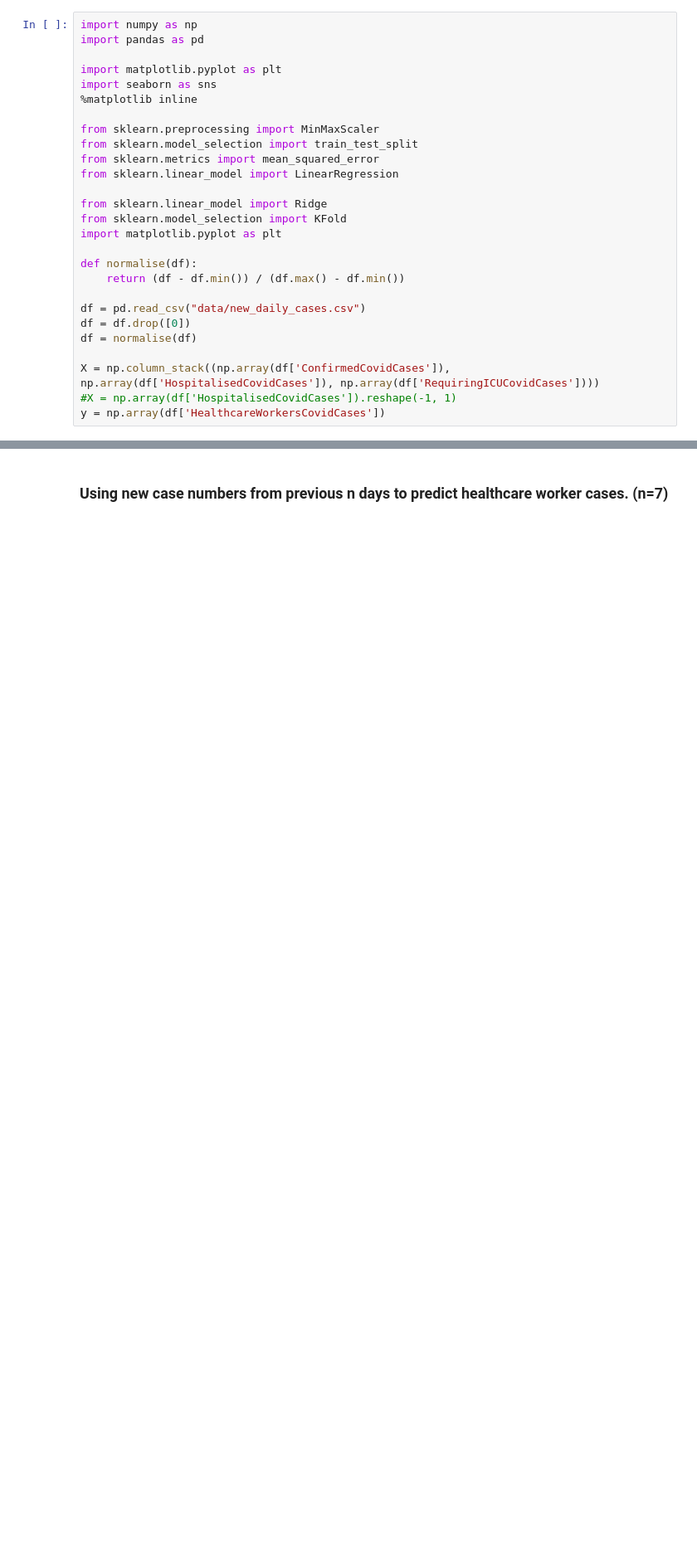
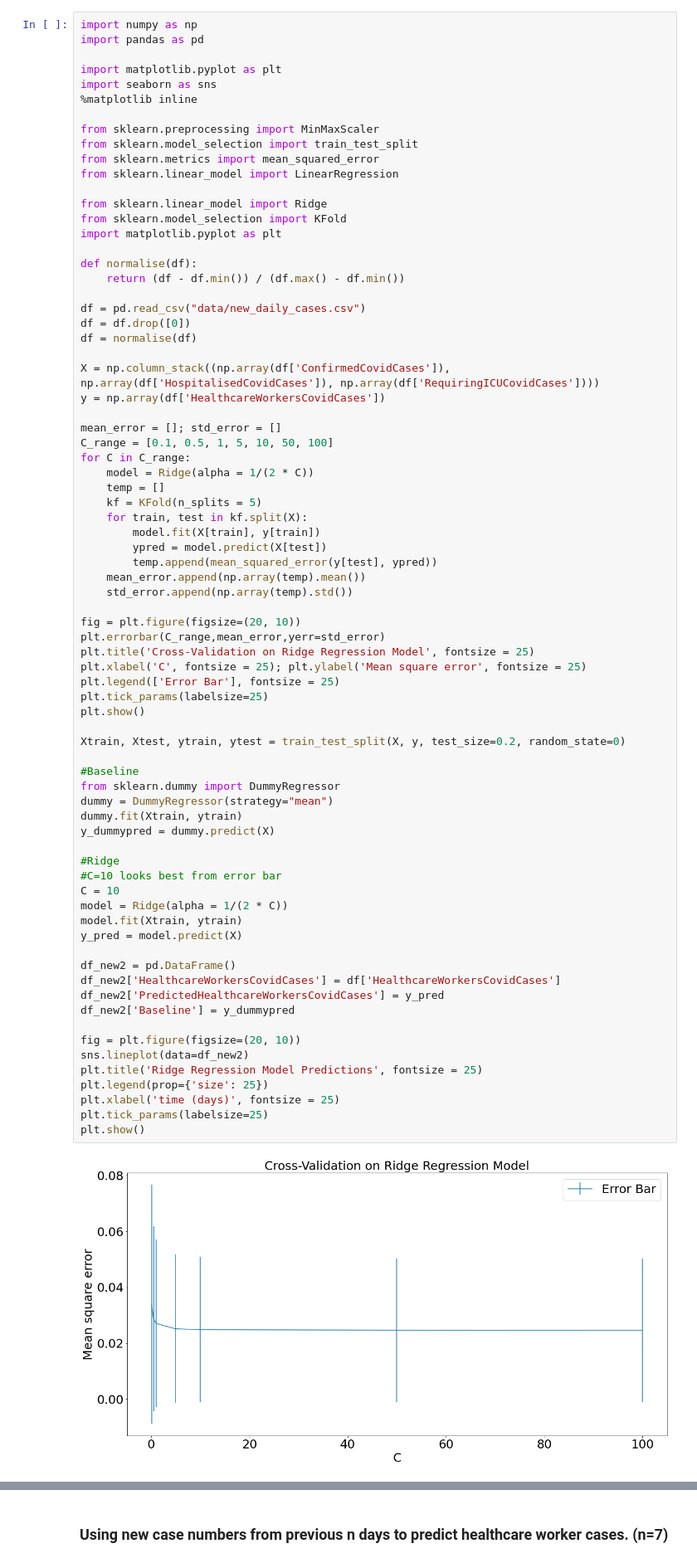
Before and after one commit to molonepa/ML-Group-Project, a Jupyter notebook: Ridge.ipynb, the cells around one changed output, grey strips where cells are left out. Shown at 83% size. Drawn from its saved outputs; the diff is of its cells as text; blank space fills up the shorter version.

```diff
--- a/Ridge.ipynb
+++ b/Ridge.ipynb
@@ -1,27 +3,77 @@
 # %%
 import numpy as np
 import pandas as pd
 
 import matplotlib.pyplot as plt
 import seaborn as sns
 %matplotlib inline
 
 from sklearn.preprocessing import MinMaxScaler
 from sklearn.model_selection import train_test_split
 from sklearn.metrics import mean_squared_error
 from sklearn.linear_model import LinearRegression
 
 from sklearn.linear_model import Ridge
 from sklearn.model_selection import KFold
 import matplotlib.pyplot as plt
 
 def normalise(df):
     return (df - df.min()) / (df.max() - df.min())
 
 df = pd.read_csv("data/new_daily_cases.csv")
 df = df.drop([0])
 df = normalise(df)
 
 X = np.column_stack((np.array(df['ConfirmedCovidCases']), np.array(df['HospitalisedCovidCases']), np.array(df['RequiringICUCovidCases'])))
-#X = np.array(df['HospitalisedCovidCases']).reshape(-1, 1)
 y = np.array(df['HealthcareWorkersCovidCases'])
+
+mean_error = []; std_error = []
+C_range = [0.1, 0.5, 1, 5, 10, 50, 100]
+for C in C_range:
+    model = Ridge(alpha = 1/(2 * C))
+    temp = []
+    kf = KFold(n_splits = 5)
+    for train, test in kf.split(X):
+        model.fit(X[train], y[train])
+        ypred = model.predict(X[test])
+        temp.append(mean_squared_error(y[test], ypred))
+    mean_error.append(np.array(temp).mean())
+    std_error.append(np.array(temp).std())
+
+fig = plt.figure(figsize=(20, 10))
+plt.errorbar(C_range,mean_error,yerr=std_error)
+plt.title('Cross-Validation on Ridge Regression Model', fontsize = 25)
+plt.xlabel('C', fontsize = 25); plt.ylabel('Mean square error', fontsize = 25)
+plt.legend(['Error Bar'], fontsize = 25)
+plt.tick_params(labelsize=25)
+plt.show()
+
+Xtrain, Xtest, ytrain, ytest = train_test_split(X, y, test_size=0.2, random_state=0)
+
+#Baseline
+from sklearn.dummy import DummyRegressor
+dummy = DummyRegressor(strategy="mean")
+dummy.fit(Xtrain, ytrain)
+y_dummypred = dummy.predict(X)
+
+#Ridge
+#C=10 looks best from error bar
+C = 10
+model = Ridge(alpha = 1/(2 * C))
+model.fit(Xtrain, ytrain)
+y_pred = model.predict(X)
+
+df_new2 = pd.DataFrame()
+df_new2['HealthcareWorkersCovidCases'] = df['HealthcareWorkersCovidCases']
+df_new2['PredictedHealthcareWorkersCovidCases'] = y_pred
+df_new2['Baseline'] = y_dummypred
+
+fig = plt.figure(figsize=(20, 10))
+sns.lineplot(data=df_new2)
+plt.title('Ridge Regression Model Predictions', fontsize = 25)
+plt.legend(prop={'size': 25})
+plt.xlabel('time (days)', fontsize = 25)
+plt.tick_params(labelsize=25)
+plt.show()
+# %% [output]
+[figure, added]
```
Also changed, not shown: parts of 14 cells of this notebook.
